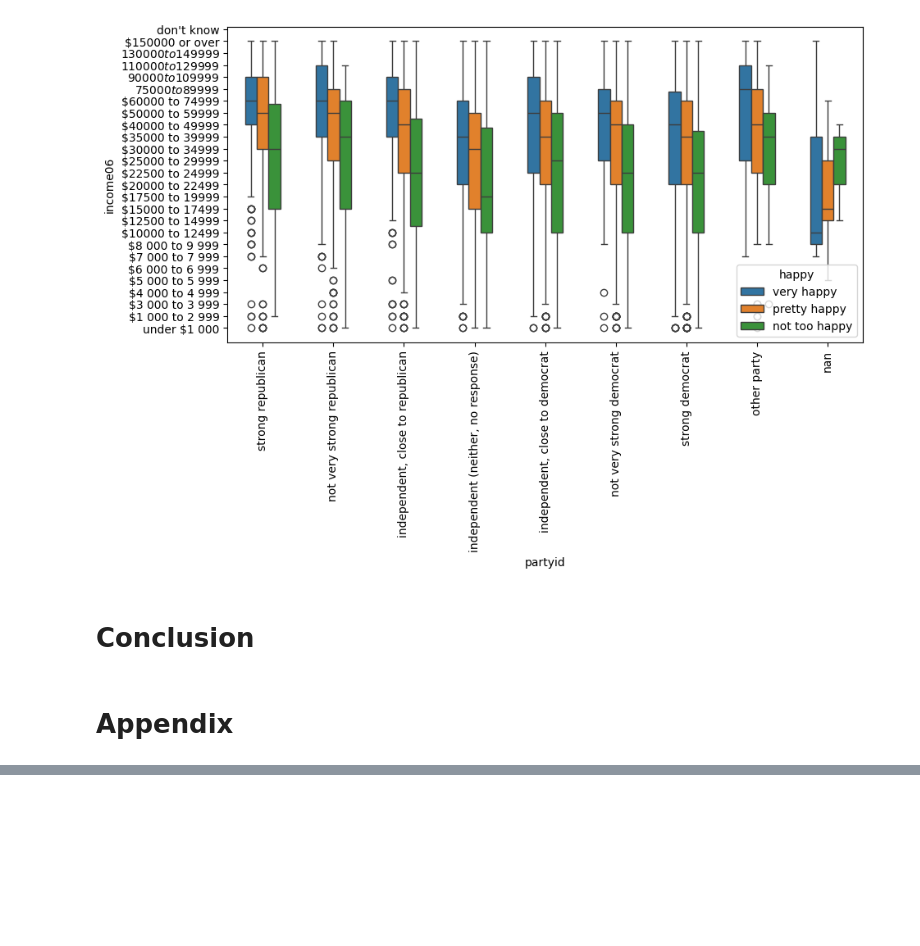
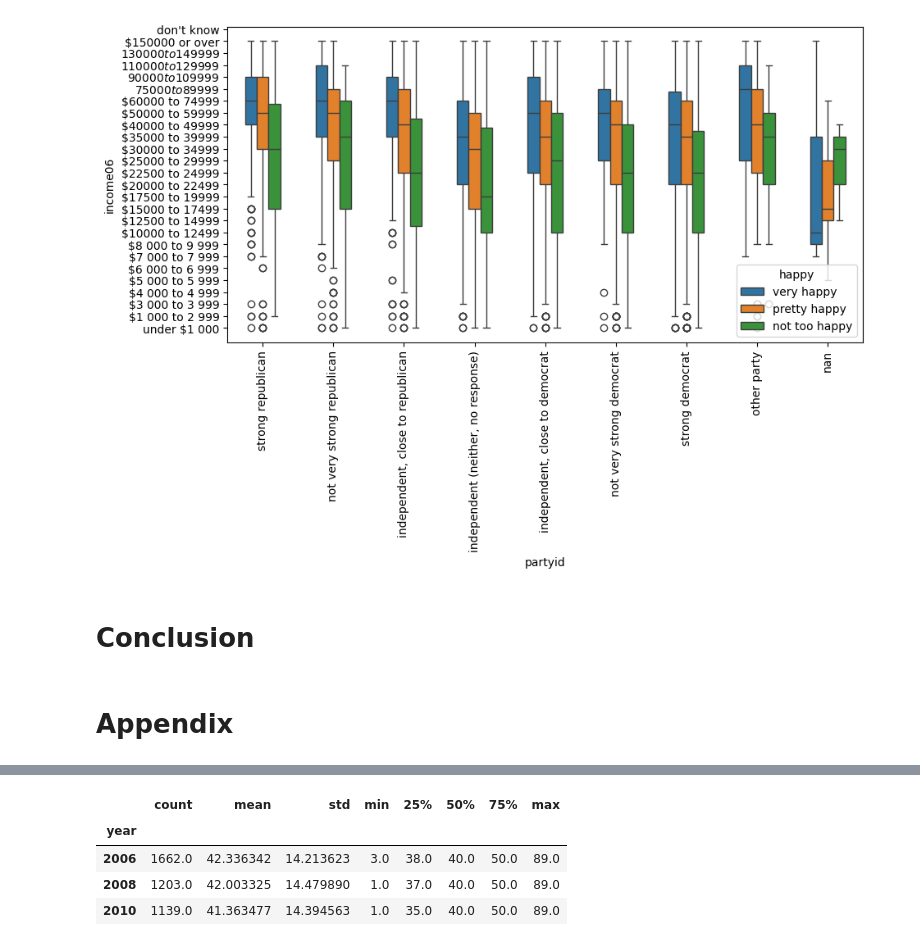
Before and after one commit to ayshahussen/project_gss, a Jupyter notebook: Project1_draft.ipynb, the cells around one changed output, grey strips where cells are left out. Saved outputs shown, nothing was run; the diff lists cells and outputs as text; code cells hidden in the pictures; blank space fills up the shorter version.

```diff
--- a/Project1_draft.ipynb
+++ b/Project1_draft.ipynb
@@ -76,0 +88,8 @@ See the caveats in the documentation: https://pandas.pydata.org/pandas-docs/stab
+# %%
+yrgss.groupby('year')['hrs1'].describe()
+# %% [output]
+|  | count | mean | std | min | 25% | 50% | 75% | max |
+| year |  |  |  |  |  |  |  |  |
+| 2006 | 1662.0 | 42.336342 | 14.213623 | 3.0 | 38.0 | 40.0 | 50.0 | 89.0 |
+| 2008 | 1203.0 | 42.003325 | 14.479890 | 1.0 | 37.0 | 40.0 | 50.0 | 89.0 |
+| 2010 | 1139.0 | 41.363477 | 14.394563 | 1.0 | 35.0 | 40.0 | 50.0 | 89.0 |
```
Also changed, not shown: parts of 2 cells of this notebook.
